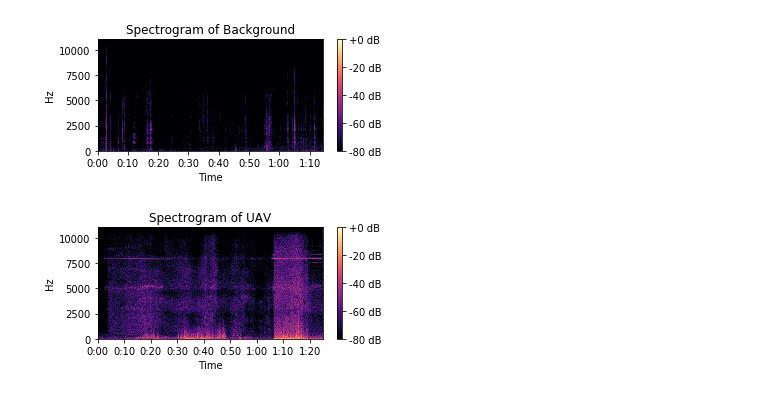
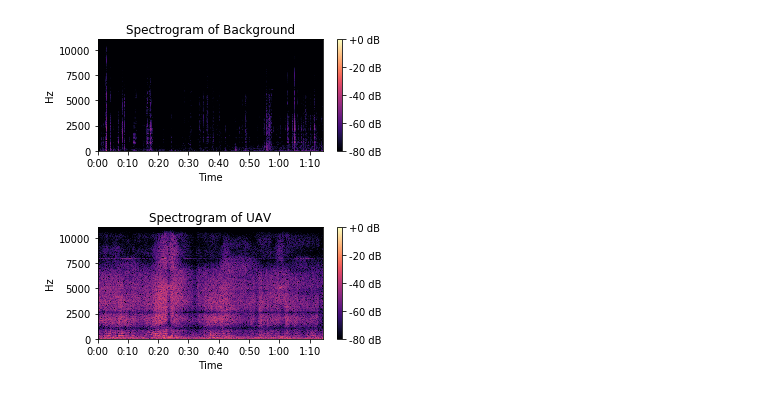
Before and after one commit to gunhoo/Drone-Tracking, a Jupyter notebook: notebook/spectrogram.ipynb, the cells around one changed output. Cells and saved outputs as stored; diff of their text form; code cells hidden in the pictures.

```diff
--- a/notebook/spectrogram.ipynb
+++ b/notebook/spectrogram.ipynb
@@ -46,7 +46,7 @@ plt.savefig('background_mfcc.pdf')
 # %% [output]
 [figure]
 # %%
-audio_name = '../data/test_background/11-30 11_17_39.wav'
+audio_name = '../../back_spec.wav'
 hop_length = 256
 window_size = 4096
 
@@ -65,21 +65,21 @@ plt.savefig('background_spectrogram.pdf')
 # %% [output]
 [figure]
 # %%
-audio_name = '../data/test_drone/djisound1.wav'
+audio_name = '../../11-30-2.wav'
 hop_length = 256
 window_size = 4096
 
 y, sr = librosa.load(audio_name)
 window = np.hanning(window_size)
 out  = librosa.core.spectrum.stft(y, n_fft = window_size, hop_length = hop_length,
        window=window)
 out = 2 * np.abs(out) / np.sum(window)
 
 plt.figure(figsize=(5,2.5))
 librosa.display.specshow(librosa.amplitude_to_db(out,ref=np.max), y_axis='hz', x_axis='time')
 plt.colorbar(format='%+2.0f dB')
 plt.title('Spectrogram of UAV')
 plt.tight_layout()
 plt.savefig('uav_spectrogram.pdf')
 # %% [output]
-[figure, old version]
+[figure, new version]
```
Also changed, not shown: parts of 3 cells of this notebook, 4 other files.
